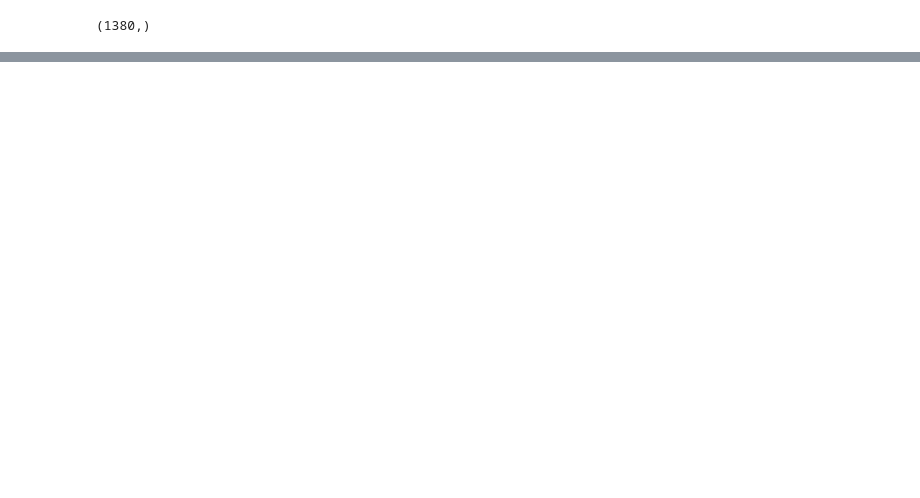
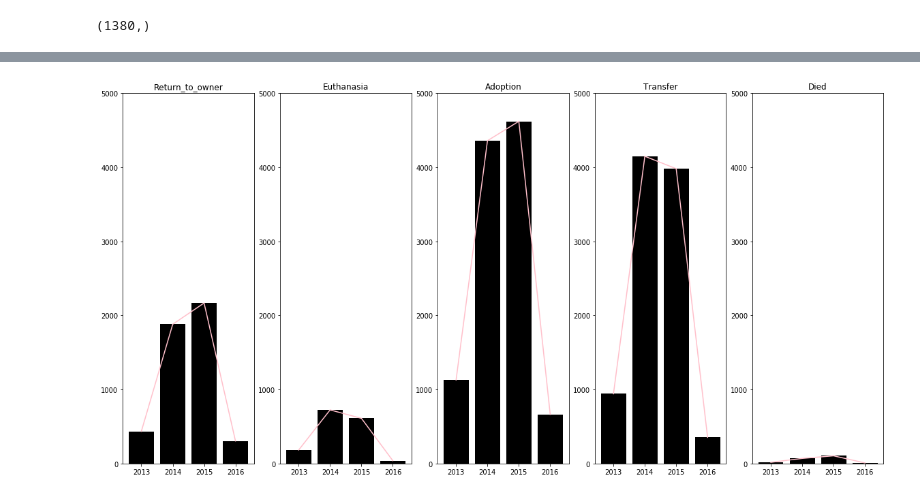
Before and after one commit to ta-data-lis/final-project, a Jupyter notebook: your-project/EDA.ipynb, the cells around one changed output, grey strips where cells are left out. Saved outputs shown, nothing was run; the diff lists cells and outputs as text; code cells hidden in the pictures; blank space fills up the shorter version.

```diff
--- a/your-project/EDA.ipynb
+++ b/your-project/EDA.ipynb
@@ -180,0 +280,20 @@ Problably will do an hot encoding of this one
+# %%
+
+fig, axs = plt.subplots(1, 5, figsize=(20, 10))
+
+#custom_xlim = (0, 100)
+custom_ylim = (0, 5000)
+
+plt.setp(axs, ylim=custom_ylim)
+
+
+for i, out in enumerate(dt['OutcomeType'].unique()):
+    outcome = dt[['DateTime','OutcomeType']]
+    outcome = outcome.loc[outcome['OutcomeType']== out]
+    piv = outcome.pivot_table(values = ['OutcomeType'], index = outcome['DateTime'].dt.year , aggfunc = ({'OutcomeType':'count'}))
+
+    axs[i].bar(piv.index, piv['OutcomeType'], color = 'black')
+    axs[i].plot(piv.index, piv['OutcomeType'], color = 'pink')
+    axs[i].title.set_text(out)
+# %% [output]
+[figure, added]
```
Also changed, not shown: parts of 16 cells of this notebook.
